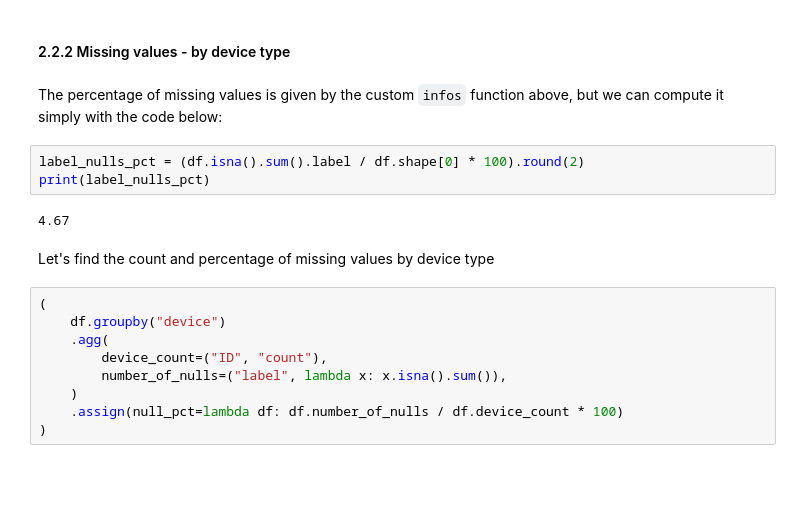
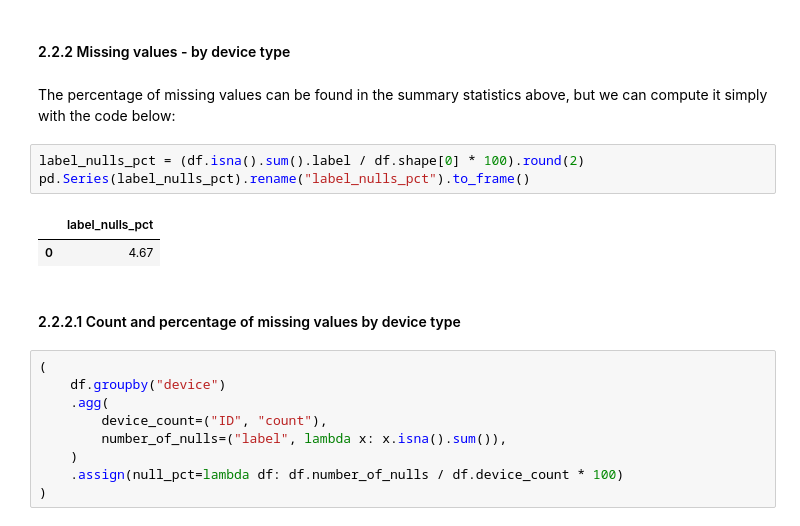
Before and after one commit to alexisgourdol/waze-churn-analysis, a Jupyter notebook: notebooks/eda.ipynb, the cells around one changed output. Cells and saved outputs as stored; diff of their text form; blank space fills up the shorter version.

```diff
--- a/notebooks/eda.ipynb
+++ b/notebooks/eda.ipynb
@@ -195,14 +197,15 @@ Let's now check how null values are split across device type (the other categori
 # %% [markdown]
 #### 2.2.2 Missing values - by device type
 # %% [markdown]
-The percentage of missing values is given by the custom `infos` function above, but we can compute it simply with the code below:
+The percentage of missing values can be found in the summary statistics above, but we can compute it simply with the code below:
 # %%
 label_nulls_pct = (df.isna().sum().label / df.shape[0] * 100).round(2)
-print(label_nulls_pct)
+pd.Series(label_nulls_pct).rename("label_nulls_pct").to_frame()
 # %% [output]
-4.67
+|  | label_nulls_pct |
+| 0 | 4.67 |
 # %% [markdown]
-Let's find the count and percentage of missing values by device type
+#### 2.2.2.1 Count and percentage of missing values by device type
 # %%
 (
     df.groupby("device")
```
Also changed, not shown: parts of 22 cells of this notebook.
